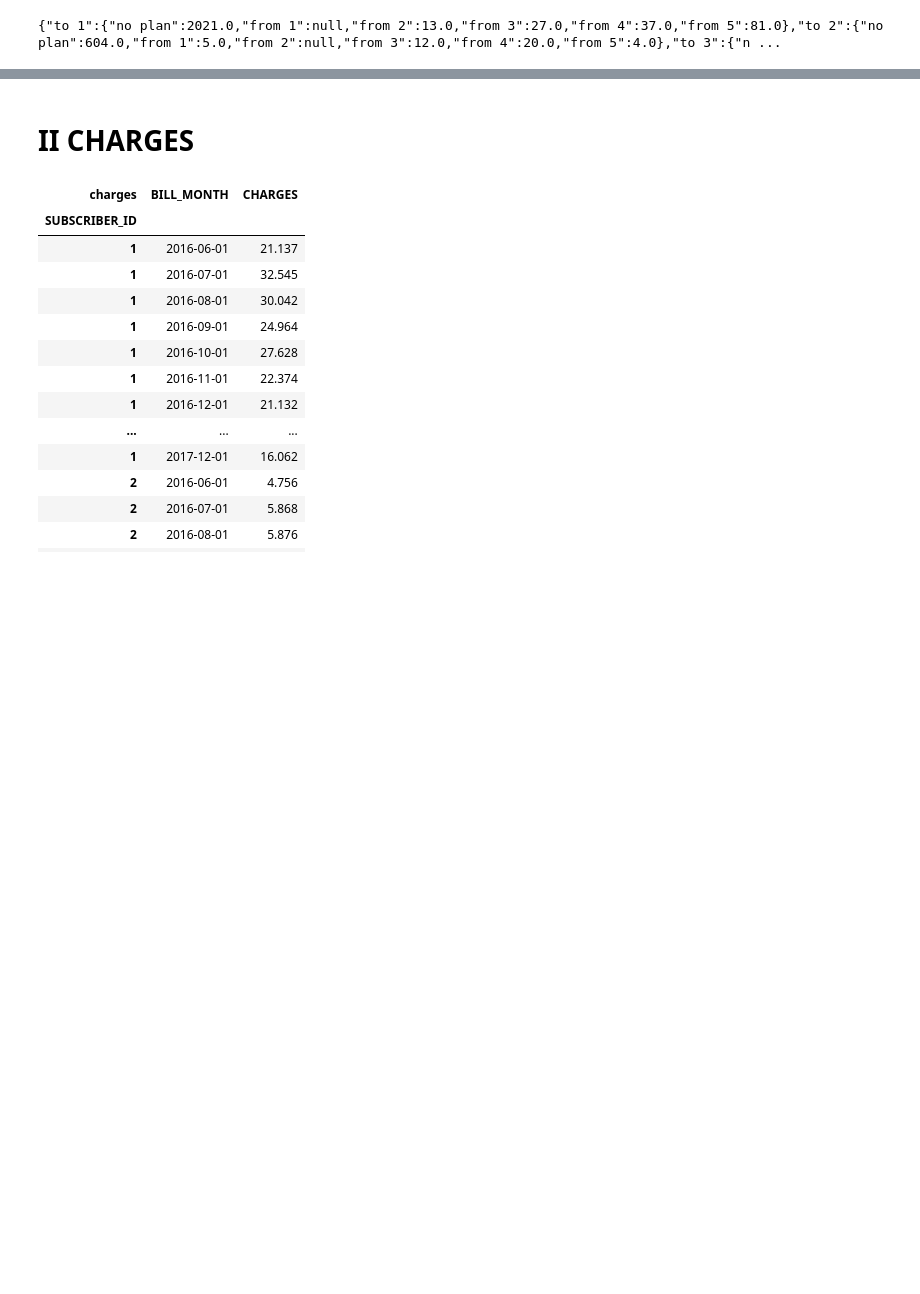
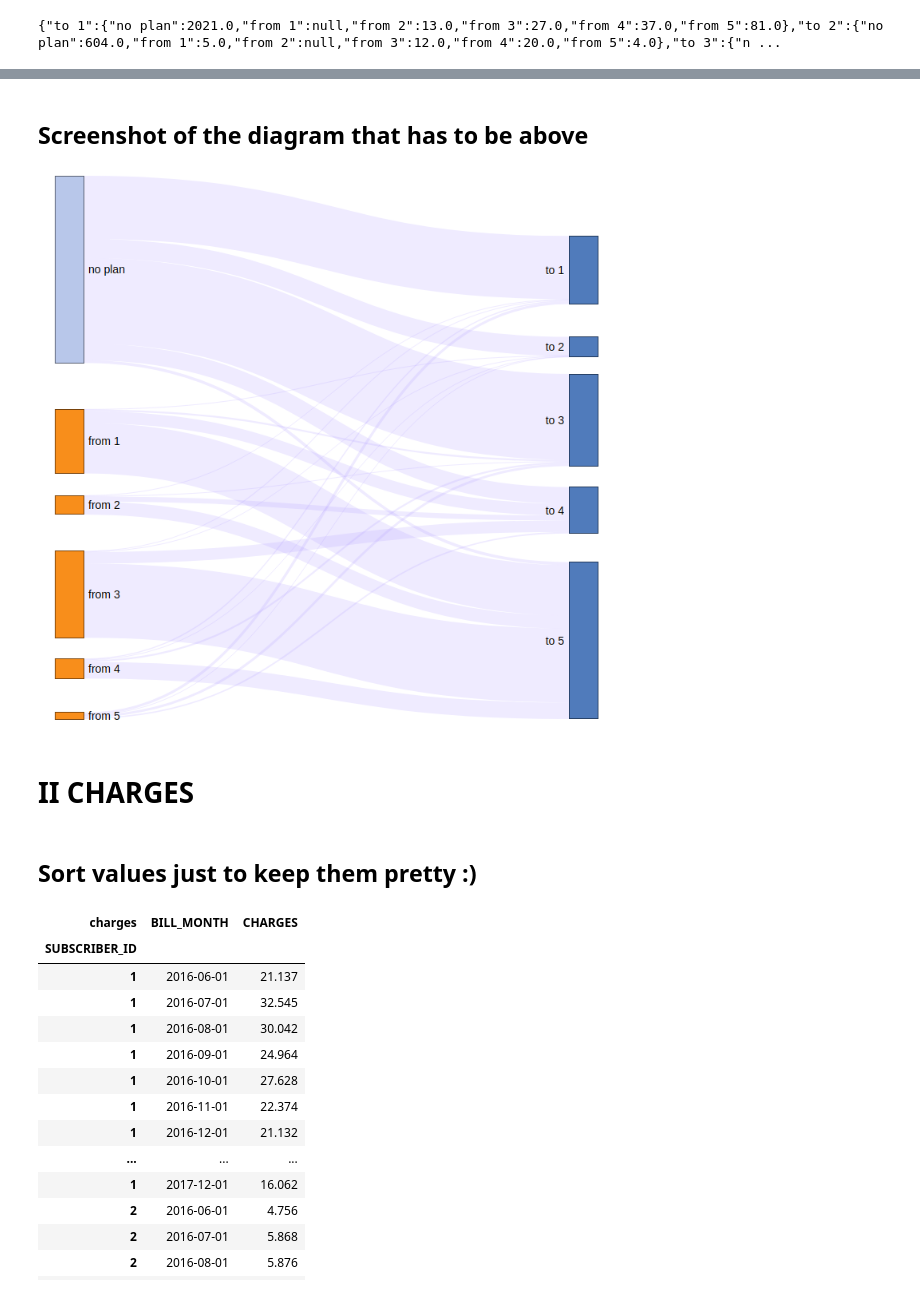
Before and after one commit to anatol-grabowski/test_task_plans_data, a Jupyter notebook: task3.ipynb, the cells around one changed output, grey strips where cells are left out. Drawn from its saved outputs; the diff is of its cells as text; code cells hidden in the pictures; blank space fills up the shorter version.

Commit message:
added comments and migration diagram image

```diff
--- a/task3.ipynb
+++ b/task3.ipynb
@@ -287,7 +306,15 @@ display(HTML(filename='migrations-flow/dist/index.html'))
 # %% [output]
 [interactive output not drawn]
+# %% [markdown]
+## Screenshot of the diagram that has to be above
+# %%
+display(Image(filename='outputs/migrations-all-time.png'))
+# %% [output]
+[figure, added]
 # %% [markdown]
 # II CHARGES
+# %% [markdown]
+## Sort values just to keep them pretty :)
 # %%
 chs = charges.sort_values(by=['SUBSCRIBER_ID', 'BILL_MONTH']).set_index(['SUBSCRIBER_ID'])
 
```
Also changed, not shown: parts of 20 cells of this notebook, 1 other file.
